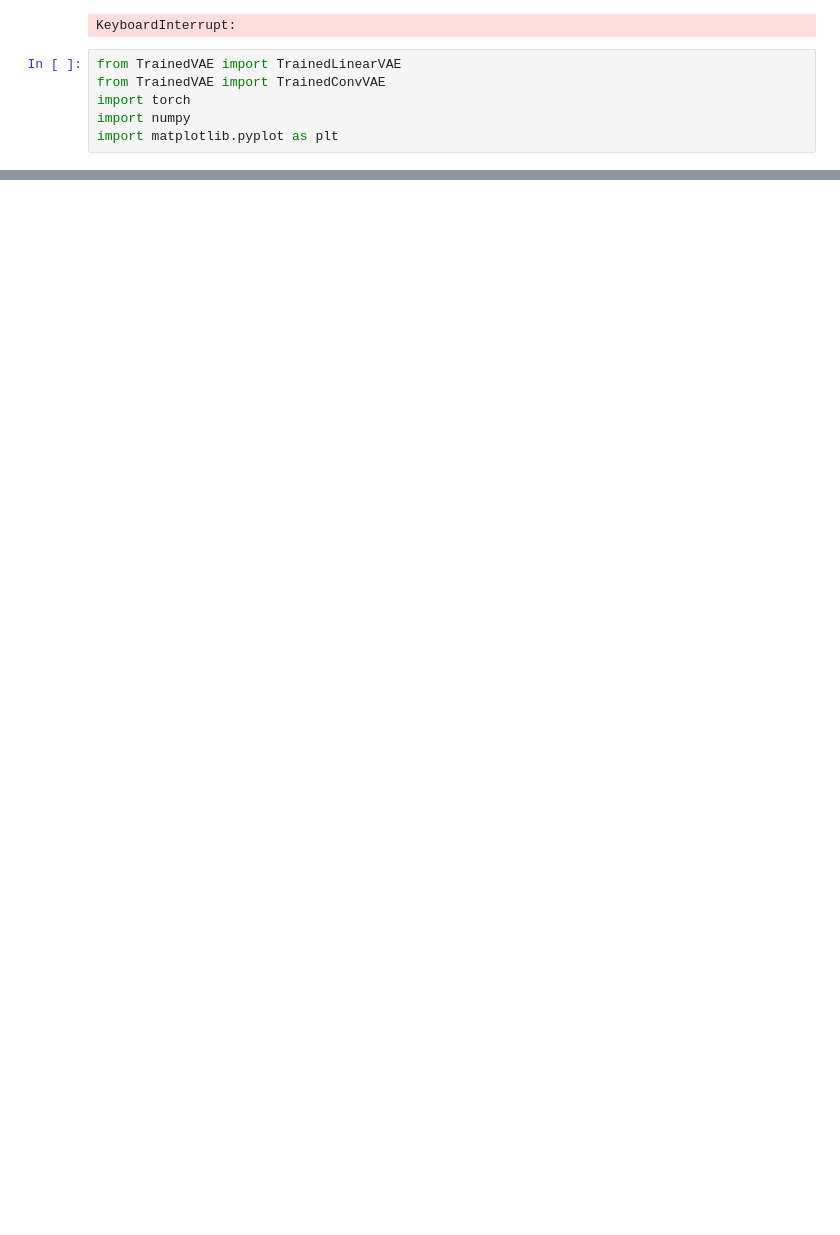
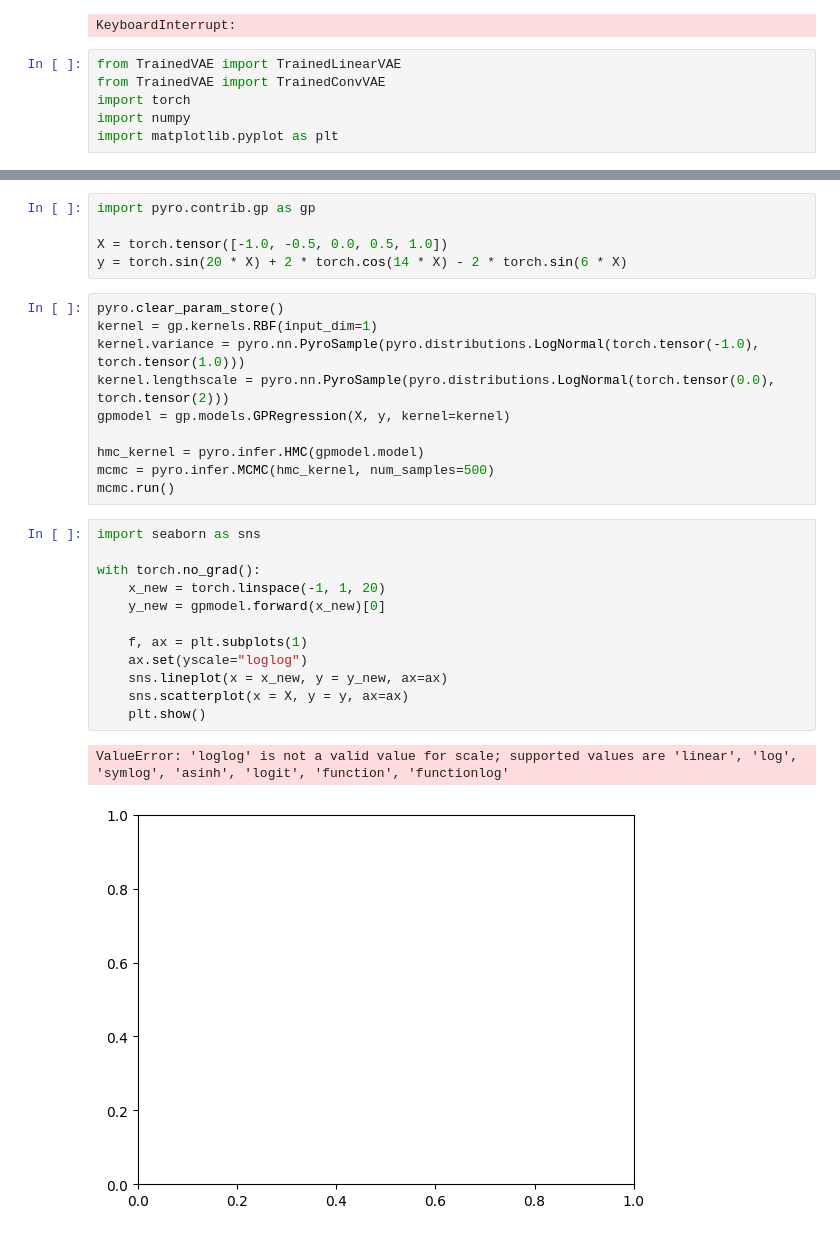
Before and after one commit to stojl/pml_exam, a Jupyter notebook: main.ipynb, the cells around one changed output, grey strips where cells are left out. Saved outputs shown, nothing was run; the diff lists cells and outputs as text; blank space fills up the shorter version.

```diff
--- a/main.ipynb
+++ b/main.ipynb
@@ -103,0 +90,30 @@ sns.scatterplot(x=z[:,0],y=z[:,1], hue=c, palette="deep", s = 3)
+# %%
+import pyro.contrib.gp as gp
+
+X = torch.tensor([-1.0, -0.5, 0.0, 0.5, 1.0])
+y = torch.sin(20 * X) + 2 * torch.cos(14 * X) - 2 * torch.sin(6 * X)
+# %%
+pyro.clear_param_store()
+kernel = gp.kernels.RBF(input_dim=1)
+kernel.variance = pyro.nn.PyroSample(pyro.distributions.LogNormal(torch.tensor(-1.0), torch.tensor(1.0)))
+kernel.lengthscale = pyro.nn.PyroSample(pyro.distributions.LogNormal(torch.tensor(0.0), torch.tensor(2)))
+gpmodel = gp.models.GPRegression(X, y, kernel=kernel)
+
+hmc_kernel = pyro.infer.HMC(gpmodel.model)
+mcmc = pyro.infer.MCMC(hmc_kernel, num_samples=500)
+mcmc.run()
+# %%
+import seaborn as sns
+
+with torch.no_grad():
+    x_new = torch.linspace(-1, 1, 20)
+    y_new = gpmodel.forward(x_new)[0]
+
+    f, ax = plt.subplots(1)
+    ax.set(yscale="loglog")
+    sns.lineplot(x = x_new, y = y_new, ax=ax)
+    sns.scatterplot(x = X, y = y, ax=ax)
+    plt.show()
+# %% [output]
+ValueError: 'loglog' is not a valid value for scale; supported values are 'linear', 'log', 'symlog', 'asinh', 'logit', 'function', 'functionlog'
+[figure, added]
```
Also changed, not shown: parts of 4 cells of this notebook, 2 other files.
